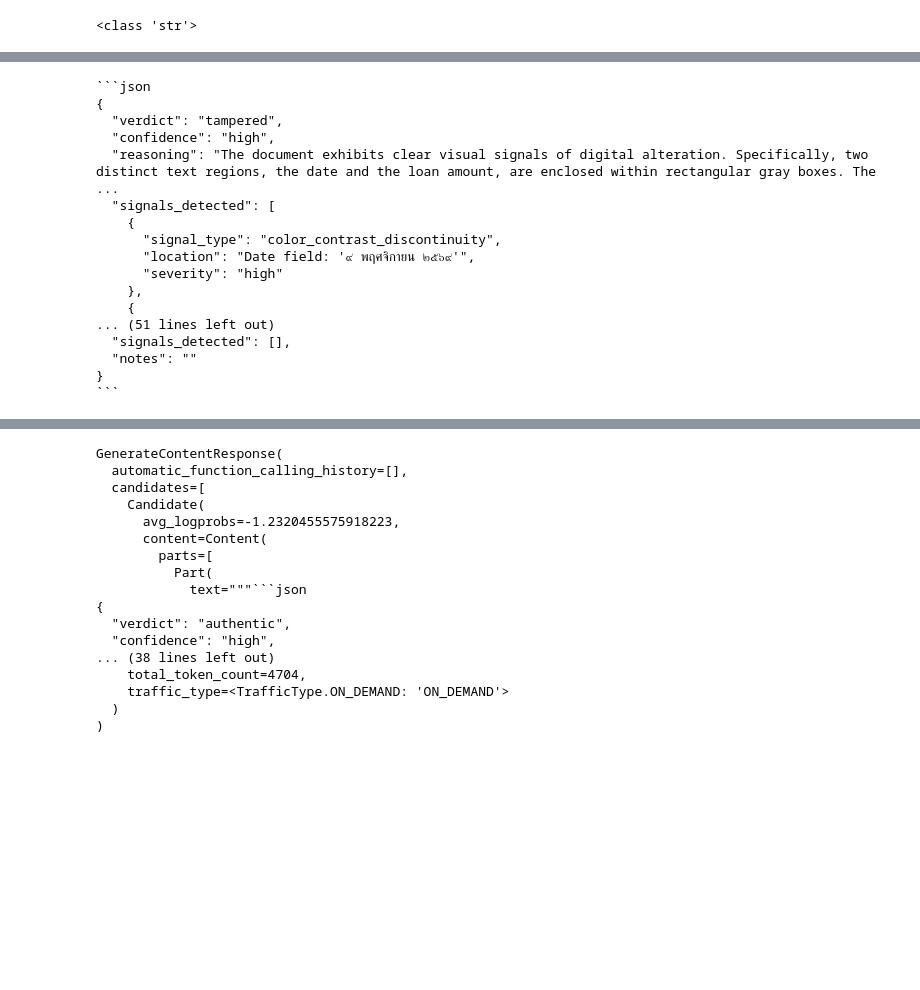
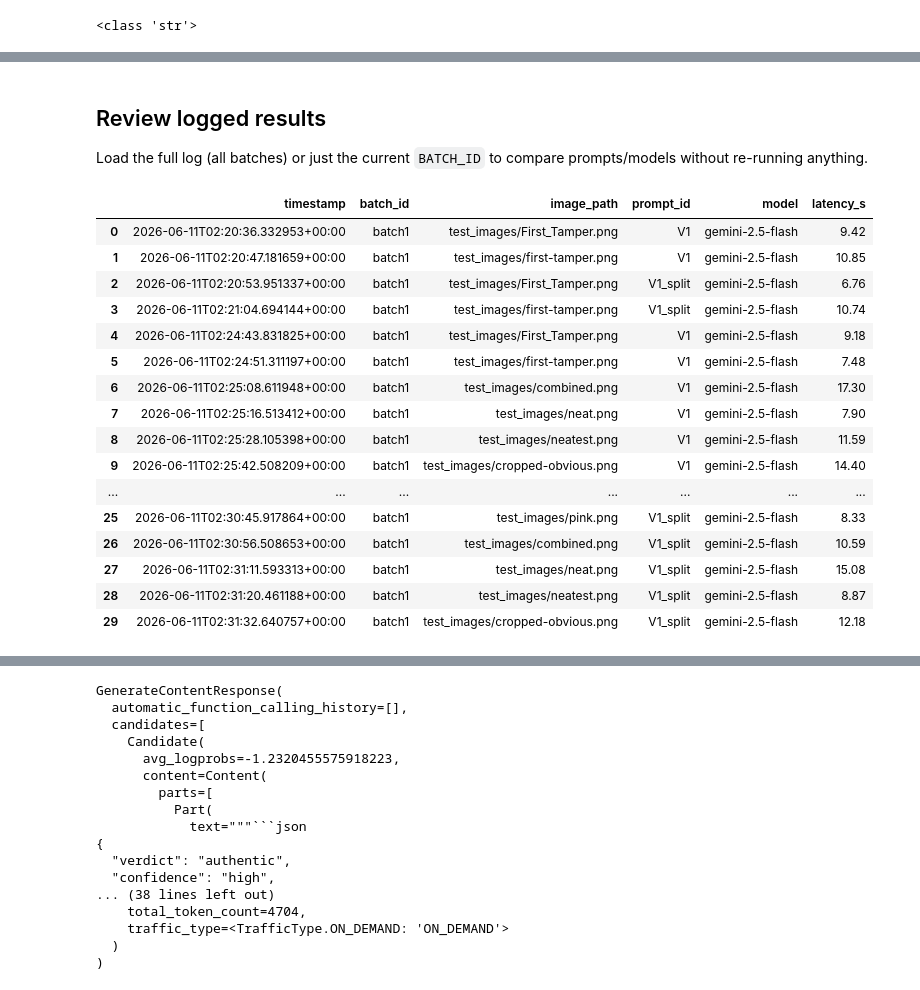
Before and after one commit to PW-Infinitas/doc-tampering-project, a Jupyter notebook: prompt_optimisation.ipynb, the cells around one changed output, grey strips where cells are left out. Drawn from its saved outputs; the diff is of its cells as text; code cells hidden in the pictures; blank space fills up the shorter version.

Commit message:
logging json from the notebook implemented

````diff
--- a/prompt_optimisation.ipynb
+++ b/prompt_optimisation.ipynb
@@ -155,32 +160,25 @@ for image in image_list:
-# %%
-# Other images with separate prompts
-image_list = images[2:7] #image 3,4,5,6
-
-for image in image_list:
-    response = client.models.generate_content(
-        model="gemini-2.5-flash",
-        contents=[task_prompt_v1, image],
-        config=types.GenerateContentConfig(
-            system_instruction=system_prompt_v1,
-            temperature = 0.1
-        ),
-    )
-    print(response.text)
-# %% [output]
-```json
-{
-  "verdict": "tampered",
-  "confidence": "high",
-  "reasoning": "The document exhibits clear visual signals of digital alteration. Specifically, two distinct text regions, the date and the loan amount, are enclosed within rectangular gray boxes. The ...
-  "signals_detected": [
-    {
-      "signal_type": "color_contrast_discontinuity",
-      "location": "Date field: '๙ พฤศจิกายน ๒๕๖๙'",
-      "severity": "high"
-    },
-    {
-... (51 lines left out)
-  "signals_detected": [],
-  "notes": ""
-}
-```
+# %% [markdown]
+## Review logged results
+
+Load the full log (all batches) or just the current `BATCH_ID` to compare prompts/models without re-running anything.
+# %%
+df_all = load_results()
+df_all[["timestamp", "batch_id", "image_path", "prompt_id", "model", "latency_s"]]
+# %% [output]
+|  | timestamp | batch_id | image_path | prompt_id | model | latency_s |
+| 0 | 2026-06-11T02:20:36.332953+00:00 | batch1 | test_images/First_Tamper.png | V1 | gemini-2.5-flash | 9.42 |
+| 1 | 2026-06-11T02:20:47.181659+00:00 | batch1 | test_images/first-tamper.png | V1 | gemini-2.5-flash | 10.85 |
+| 2 | 2026-06-11T02:20:53.951337+00:00 | batch1 | test_images/First_Tamper.png | V1_split | gemini-2.5-flash | 6.76 |
+| 3 | 2026-06-11T02:21:04.694144+00:00 | batch1 | test_images/first-tamper.png | V1_split | gemini-2.5-flash | 10.74 |
+| 4 | 2026-06-11T02:24:43.831825+00:00 | batch1 | test_images/First_Tamper.png | V1 | gemini-2.5-flash | 9.18 |
+| 5 | 2026-06-11T02:24:51.311197+00:00 | batch1 | test_images/first-tamper.png | V1 | gemini-2.5-flash | 7.48 |
+| 6 | 2026-06-11T02:25:08.611948+00:00 | batch1 | test_images/combined.png | V1 | gemini-2.5-flash | 17.30 |
+| 7 | 2026-06-11T02:25:16.513412+00:00 | batch1 | test_images/neat.png | V1 | gemini-2.5-flash | 7.90 |
+| 8 | 2026-06-11T02:25:28.105398+00:00 | batch1 | test_images/neatest.png | V1 | gemini-2.5-flash | 11.59 |
+| 9 | 2026-06-11T02:25:42.508209+00:00 | batch1 | test_images/cropped-obvious.png | V1 | gemini-2.5-flash | 14.40 |
+| ... | ... | ... | ... | ... | ... | ... |
+| 25 | 2026-06-11T02:30:45.917864+00:00 | batch1 | test_images/pink.png | V1_split | gemini-2.5-flash | 8.33 |
+| 26 | 2026-06-11T02:30:56.508653+00:00 | batch1 | test_images/combined.png | V1_split | gemini-2.5-flash | 10.59 |
+| 27 | 2026-06-11T02:31:11.593313+00:00 | batch1 | test_images/neat.png | V1_split | gemini-2.5-flash | 15.08 |
+| 28 | 2026-06-11T02:31:20.461188+00:00 | batch1 | test_images/neatest.png | V1_split | gemini-2.5-flash | 8.87 |
+| 29 | 2026-06-11T02:31:32.640757+00:00 | batch1 | test_images/cropped-obvious.png | V1_split | gemini-2.5-flash | 12.18 |
````
Also changed, not shown: parts of 11 cells of this notebook, 3 other files.
